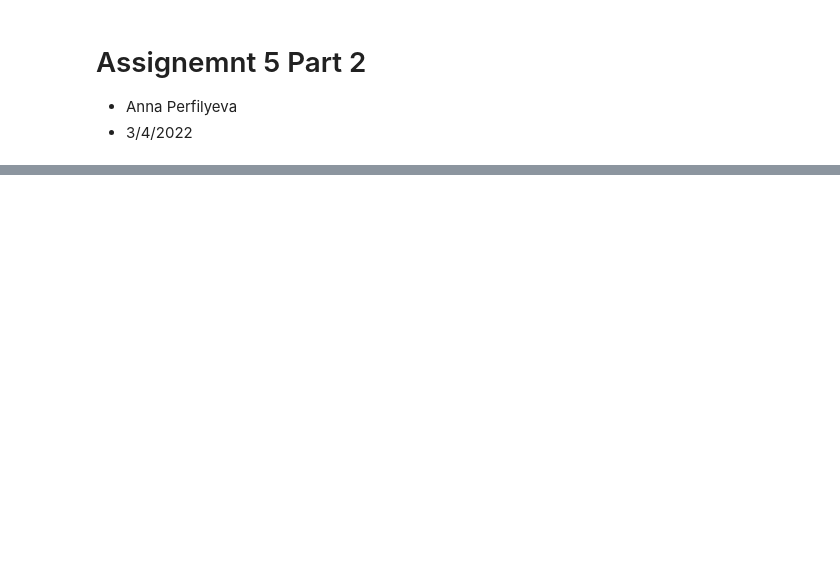
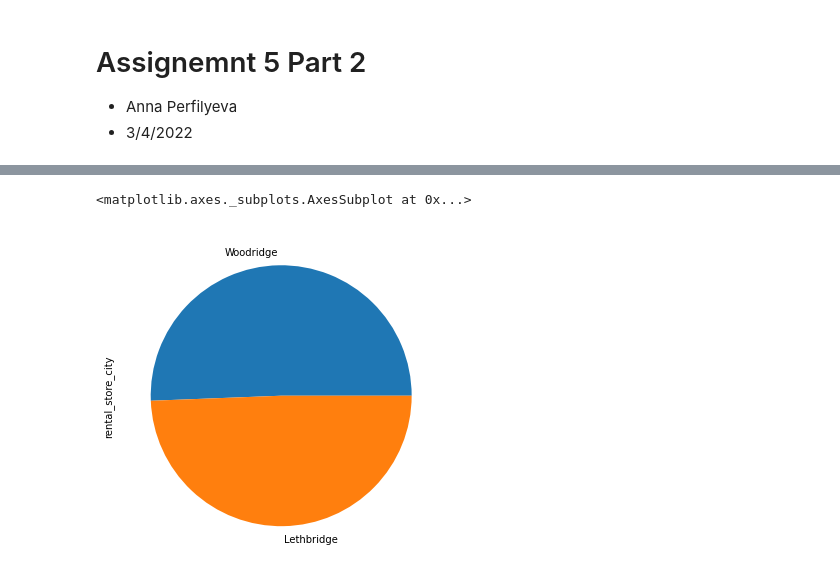
Before and after one commit to aperfilyeva/anna_data690, a Jupyter notebook: assignment_05/Assignment_5_Part_2.ipynb, the cells around one changed output, grey strips where cells are left out. Cells and saved outputs as stored; diff of their text form; code cells hidden in the pictures; blank space fills up the shorter version.

```diff
--- a/assignment_05/Assignment_5_Part_2.ipynb
+++ b/assignment_05/Assignment_5_Part_2.ipynb
@@ -40,0 +136,5 @@ DatabaseError: ignored
+# %%
+df['rental_store_city'].value_counts().plot(kind='pie', figsize=(6,6))
+# %% [output]
+<matplotlib.axes._subplots.AxesSubplot at 0x...>
+[figure, added]
```
Also changed, not shown: parts of 27 cells of this notebook.
